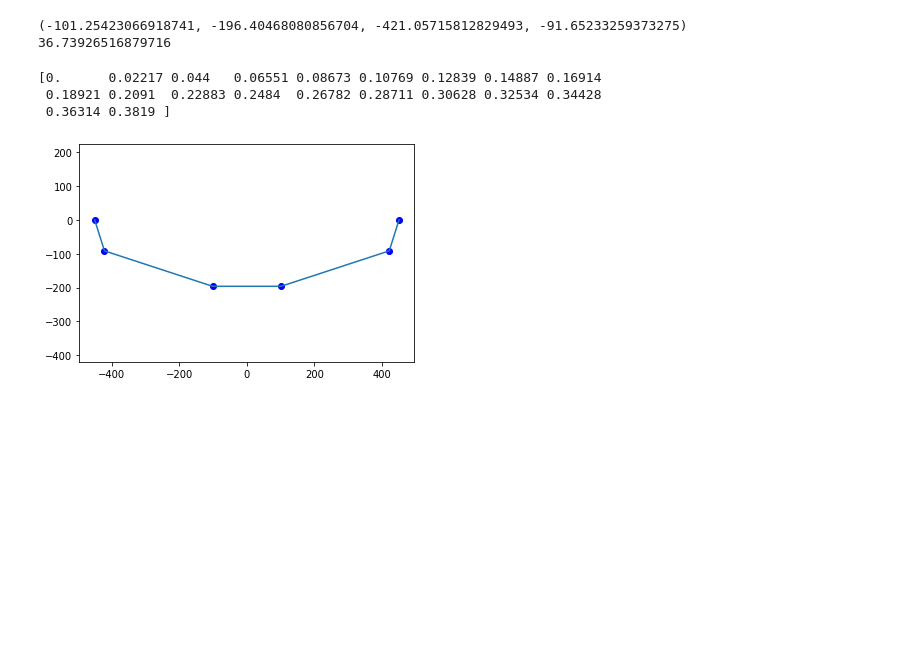
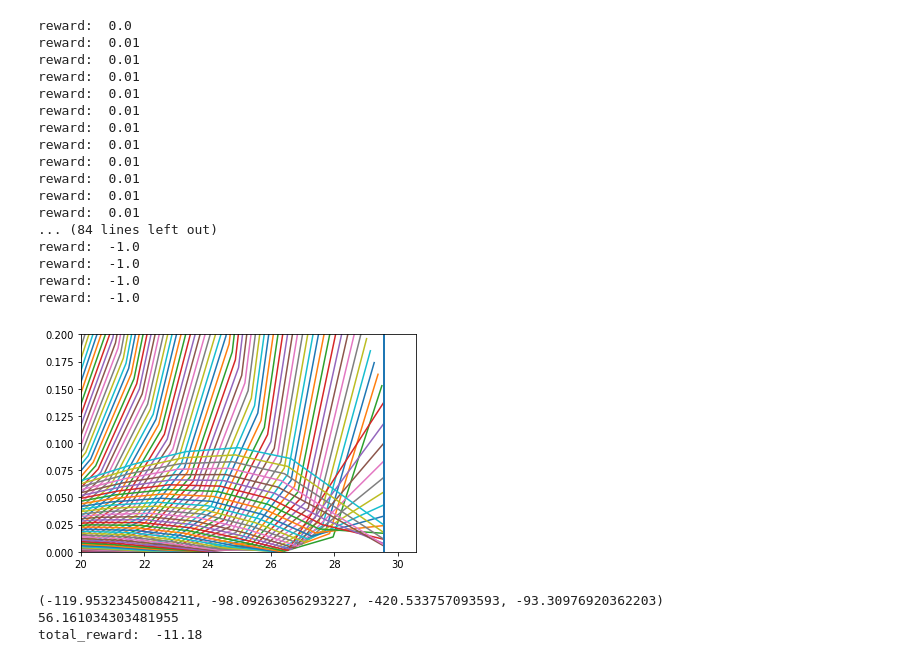
Before and after one commit to tamasdoka/str_opt, a Jupyter notebook: steering-optimizer/steering_optimizer/envs/StrOptEnv_test_notebook.ipynb, the cells around one changed output. Saved outputs shown, nothing was run; the diff lists cells and outputs as text; code cells hidden in the pictures; blank space fills up the shorter version.

```diff
--- a/steering-optimizer/steering_optimizer/envs/StrOptEnv_test_notebook.ipynb
+++ b/steering-optimizer/steering_optimizer/envs/StrOptEnv_test_notebook.ipynb
@@ -10,32 +10,58 @@ env = st.StrOptEnv()
 env.reset()
 #env.step(1)
 
-reward = np.array([])
+#reward = np.array([])
+
+total_reward = 0
 # %%
-for i in range(30):
+for i in range(100):
 
-    #act = 5
+    act = 5
     #valami = env.reset()
-    env.reset()
+    #env.reset()
 
-    for j in range(20):
-        act = np.random.randint(0,8)
-        env.step(act)
+    for j in range(1):
+        #act = np.random.randint(0,8)
+        val = env.step(act)
+        print('reward: ',val[1])
+
+        total_reward += val[1]
+
     #valami = env.step(act)[0]
     #env.save_plot(env.check_error, env.check_r)
     #plt.plot([env.KPLX, env.state[2], env.state[0], -env.state[0]], [env.KPLY, env.state[3], env.state[1], env.state[1]])
     #plt.show
     #print(i,'error_mod' , env.check_error)
     #print(i,'r_array_mod', env.check_r)
 
 plt.show()
 
 print(env.state)
 
 print(env.rack_travel)
+print('total_reward: ', total_reward)
 # %% [output]
-(-101.25423066918741, -196.40468080856704, -421.05715812829493, -91.65233259373275)
-36.73926516879716
+reward:  0.0
+reward:  0.01
+reward:  0.01
+reward:  0.01
+reward:  0.01
+reward:  0.01
+reward:  0.01
+reward:  0.01
+reward:  0.01
+reward:  0.01
+reward:  0.01
+reward:  0.01
+... (84 lines left out)
+reward:  -1.0
+reward:  -1.0
+reward:  -1.0
+reward:  -1.0
+[figure, added]
+(-119.95323450084211, -98.09263056293227, -420.533757093593, -93.30976920362203)
+56.161034303481955
+total_reward:  -11.18
 # %%
 val = env.state
 
@@ -48,11 +74,6 @@ env.check_error
 env.state = val
 
 print(env.check_r)
-# %% [output]
-[0.      0.02217 0.044   0.06551 0.08673 0.10769 0.12839 0.14887 0.16914
- 0.18921 0.2091  0.22883 0.2484  0.26782 0.28711 0.30628 0.32534 0.34428
- 0.36314 0.3819 ]
-[figure, removed]
 # %%
 print(env.check_error)
 print(env.check_r)
```
Also changed, not shown: 2 other files.
